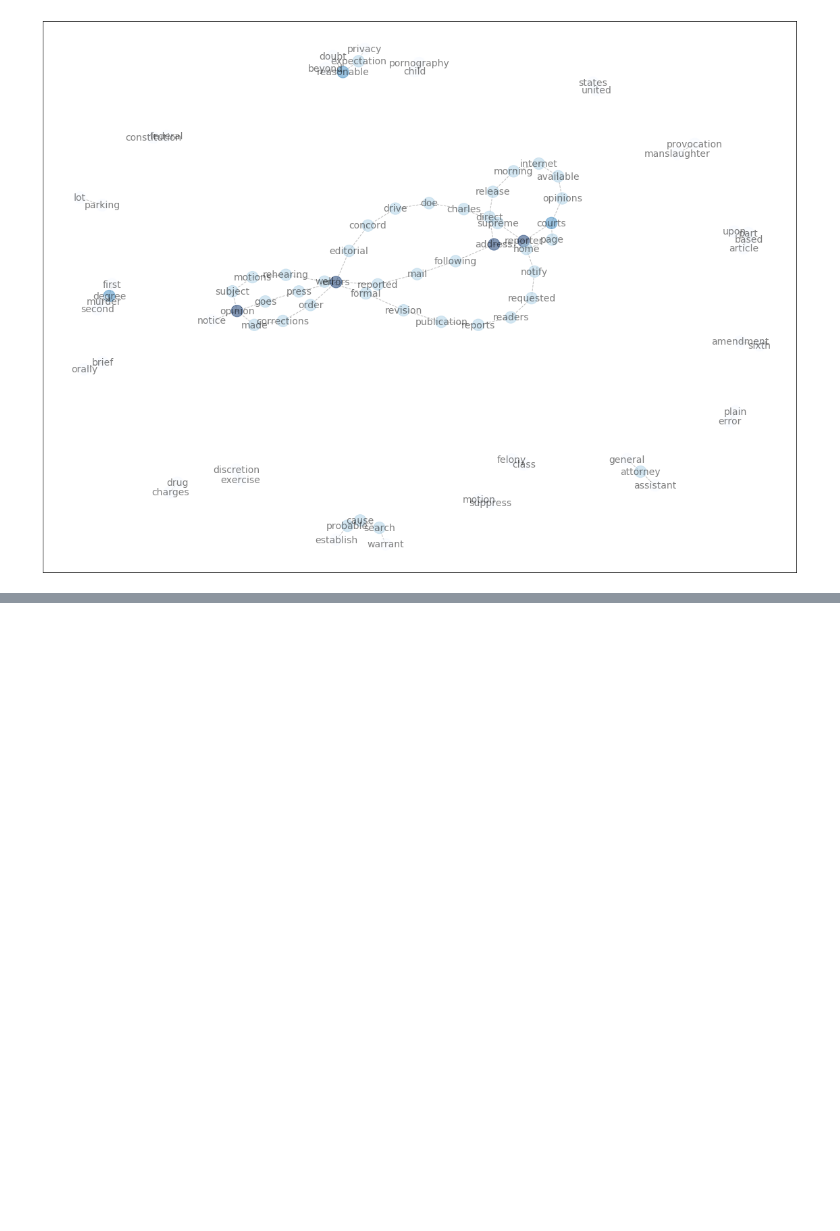
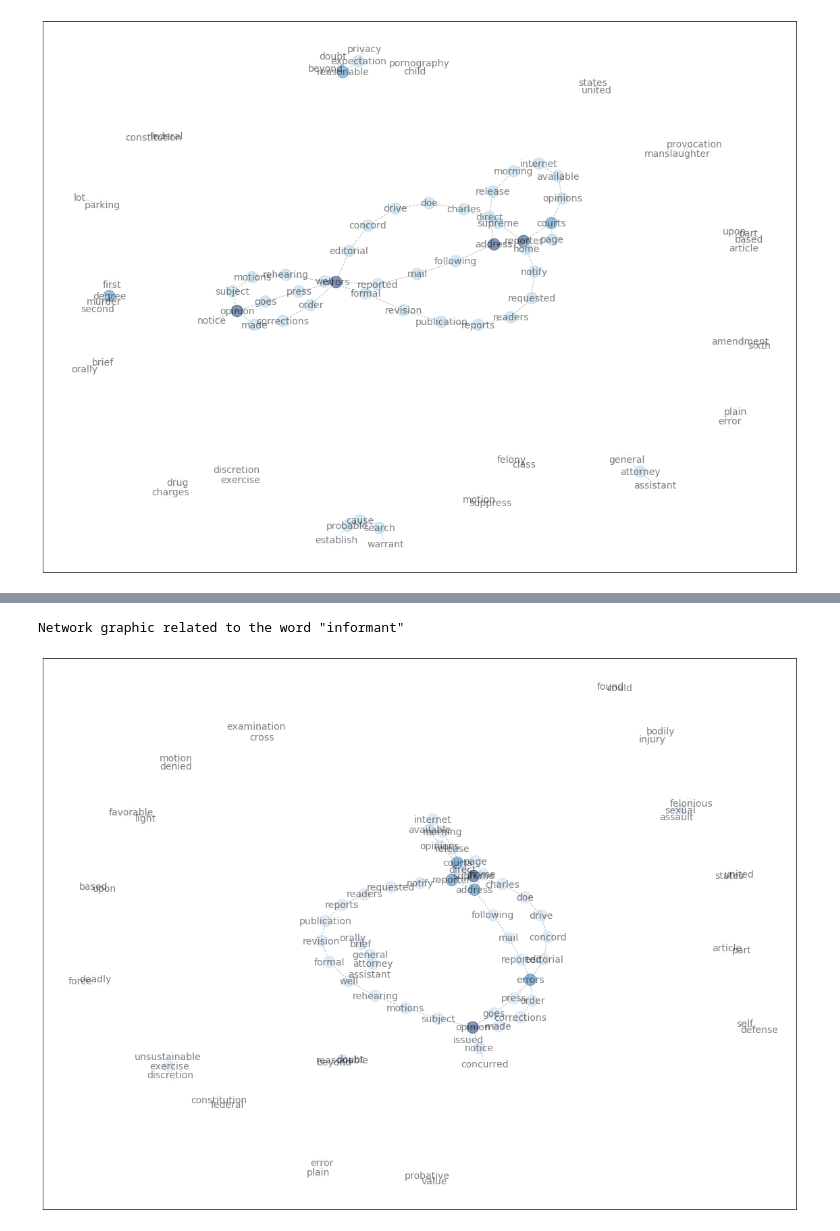
Before and after one commit to changhaoliang/CS506-Spring2020-Projects, a Jupyter notebook: src/analysis/nh_ngram_analytics.ipynb, the cells around one changed output, grey strips where cells are left out. Drawn from its saved outputs; the diff is of its cells as text; code cells hidden in the pictures; blank space fills up the shorter version.

```diff
--- a/src/analysis/nh_ngram_analytics.ipynb
+++ b/src/analysis/nh_ngram_analytics.ipynb
@@ -300,0 +333,22 @@ Network graphic related to the word "informant"
+# %%
+aff_non_informant = affirmed[~affirmed.text.str.contains('informant')]
+# %%
+aff_non_info_all_words = []
+for i in range(len(aff_non_informant)):
+    tmp = aff_non_informant.text.iloc[i].split(' ')
+    for t in tmp:
+        aff_non_info_all_words.append(t)
+# %%
+# Define de ngram
+wordChain = 2
+
+# Define list of important words
+importantWords = ['informant']
+
+for word in importantWords:
+    print(f'Network graphic related to the word "{word}"')
+    ngramsList_df = create_ngramlist(aff_non_info_all_words,wordChain, 70)
+    create_graph_conections(word, ngramsList_df, "../../result/ngram/nh/informant_affirm.png", 10 )
+# %% [output]
+Network graphic related to the word "informant"
+[figure, added]
```
Also changed, not shown: parts of 8 cells of this notebook, 6 other files.
